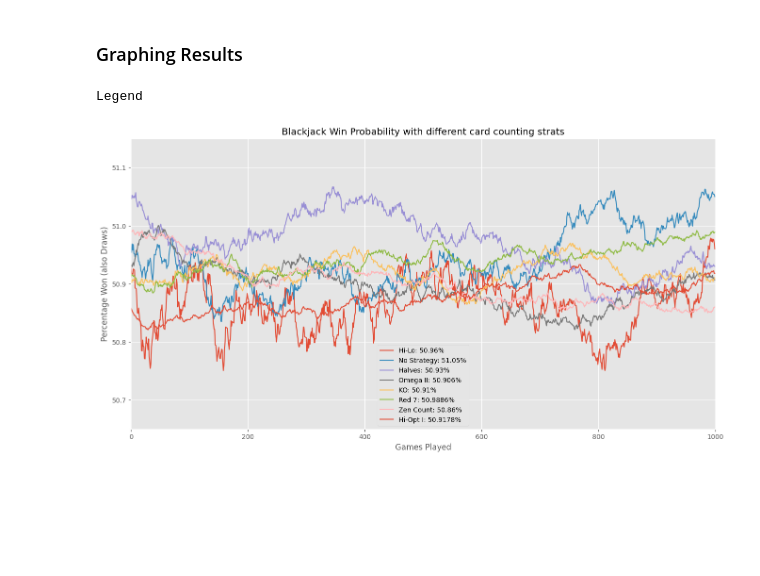
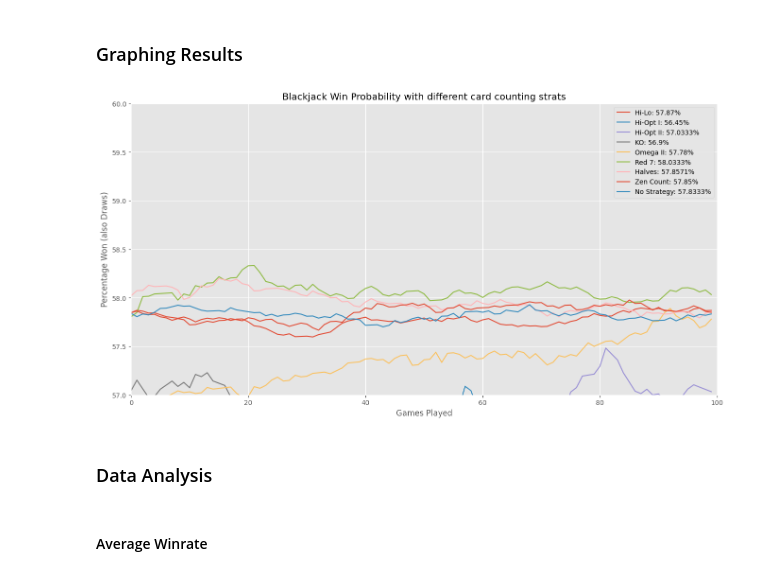
Before and after one commit to Noisyninja703/Blackjack_Cabinet, a Jupyter notebook: Blackjack_Sim/Blackjack_Sim_V1.ipynb, the cells around one changed output. Saved outputs shown, nothing was run; the diff lists cells and outputs as text; code cells hidden in the pictures; blank space fills up the shorter version.

Commit message:
Added new data points

```diff
--- a/Blackjack_Sim/Blackjack_Sim_V1.ipynb
+++ b/Blackjack_Sim/Blackjack_Sim_V1.ipynb
@@ -361,13 +397,20 @@ def play_blackjack(limit, strategy):
 # %%
 # Declaring variables for use
 results      = {}
+high_hand_winrate = {}
+neutral_hand_winrate = {}
+low_hand_winrate = {}
+draw_rate = {}
+win_rate = {}
 winnings     = 0
+only_win = 0
 total_games  = 0
-games_sim    = 1000
+games_sim    = 100
 rec_rounds   = 10
 limit        = 16
 strategies   = list(df.index)
-random.shuffle(strategies) # shuffling the index for more randomization
+strategies.append(df.index[0])
+#random.shuffle(strategies) # shuffling the index for more randomization
 
 
 # Looping through the various strategies we have
@@ -375,6 +418,15 @@ for strat in strategies:
     print(f"Simulating {strat}")
 
     results[f"{strat}"] = []
+    high_hand_winrate[f"{strat}"] = []
+    neutral_hand_winrate[f"{strat}"] = []
+    low_hand_winrate[f"{strat}"] = []
+    draw_rate[f"{strat}"] = []
+    win_rate[f"{strat}"] = []
+    high_wins = 0
+    neutral_wins = 0
+    low_wins = 0
+    draws = 0
     c = games_sim
 
     # Simulating the games with a specific strategy
@@ -385,12 +437,25 @@ for strat in strategies:
         # account for the effectiveness of the card counting technique
         last_wins    = sum(bj[0][-rec_rounds:])
         last_draws   = sum(bj[1][-rec_rounds:])
+        draws   += sum(bj[1][-rec_rounds:])
+        high_wins   += sum(bj[4][-rec_rounds:])
+        neutral_wins   += sum(bj[5][-rec_rounds:])
+        low_wins   += sum(bj[6][-rec_rounds:])
         winnings    += last_wins+last_draws
+        only_win += last_wins
         total_games += rec_rounds
 
         wp = round((winnings/total_games)*100, 4)
+        owp = round((only_win/total_games)*100, 4)
+        dp = round((draws/total_games)*100, 4)
         results[f"{strat}"].append(wp)
+        draw_rate[f"{strat}"].append(dp)
+        win_rate[f"{strat}"].append(owp)
+        high_hand_winrate[f"{strat}"] = (high_wins)
+        neutral_hand_winrate[f"{strat}"] = (neutral_wins)
+        low_hand_winrate[f"{strat}"] = (low_wins)
 
+        print(f"High Wins: {high_wins}, Low wins: {low_wins}, Neutral wins: {neutral_wins}")
         c -= 1
         print(c, end=" ")
 
@@ -424,25 +489,26 @@ SIMULATED ALL STRATEGIES 1000 TIMES EACH
 # %%
 import matplotlib.pyplot as plt
 plt.style.use('ggplot')
 plt.figure(figsize=(16,8))
 
 # Sort results
 ival = 0
 
 # Plotting each strategies result
 for i in results:
-    if ival > 0:
-        plt.plot(games_sim, results[i], label=i+': '+str(results[i][-1])+'%')
-    ival += 1
+    plt.plot(games_sim, results[i], label=i+': '+str(results[i][-1])+'%')
 
 plt.title("Blackjack Win Probability with different card counting strats")
 plt.ylabel("Percentage Won (also Draws)")
 plt.xlabel("Games Played")
-plt.ylim([50.65,51.15])
+plt.ylim([57,60])
 plt.xlim([0,len(games_sim)])
 plt.legend()
 #plt.savefig("Blackjack_Analysis.png")
 plt.show()
 # %% [output]
-Legend
-[figure, old version]
+[figure, new version]
+# %% [markdown]
+### Data Analysis
+# %% [markdown]
+#### Average Winrate
```
Also changed, not shown: parts of 11 cells of this notebook, 1 other file.
